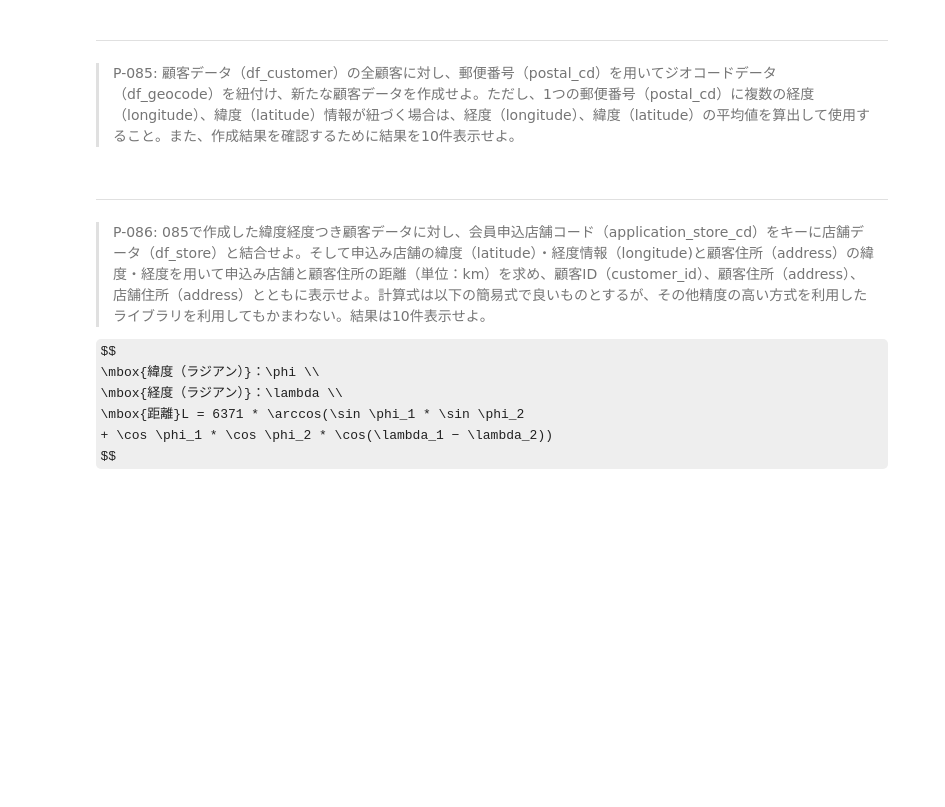
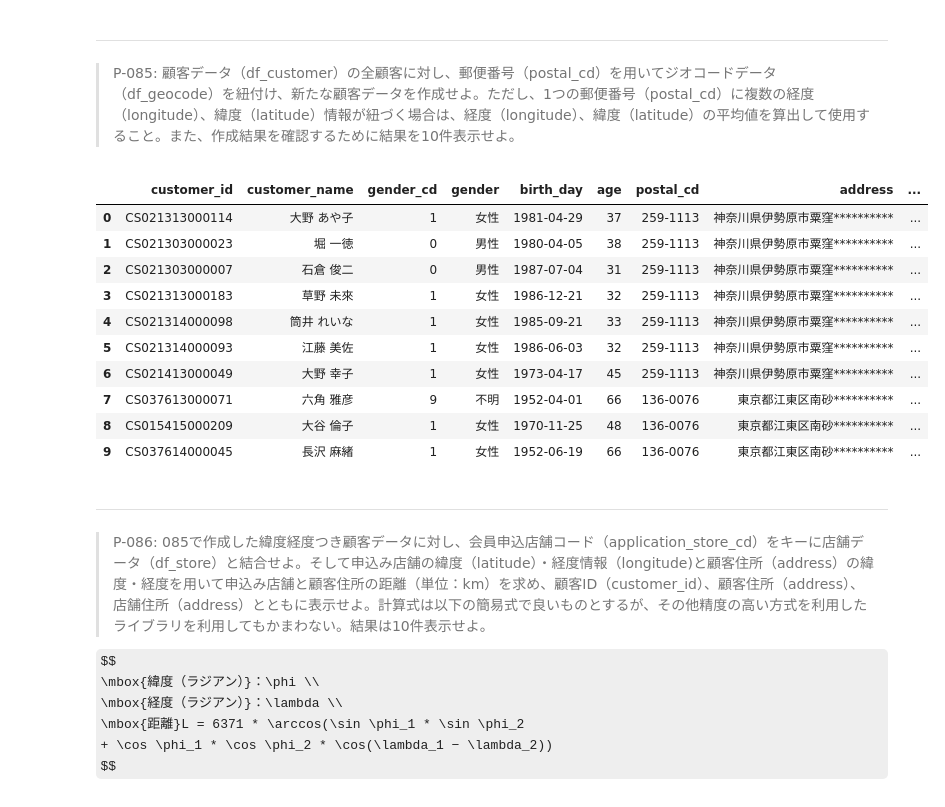
Before and after one commit to ryu1maniwa/100knocks-preprocess, a Jupyter notebook: docker/work/preprocess_knock_Python.ipynb, the cells around one changed output. Drawn from its saved outputs; the diff is of its cells as text; code cells hidden in the pictures; some formulas as TeX source; blank space fills up the shorter version.

```diff
--- a/docker/work/preprocess_knock_Python.ipynb
+++ b/docker/work/preprocess_knock_Python.ipynb
@@ -1625,6 +1935,27 @@ df_tmp.head(10)
 # %% [markdown]
 ---
 > P-085: 顧客データ（df_customer）の全顧客に対し、郵便番号（postal_cd）を用いてジオコードデータ（df_geocode）を紐付け、新たな顧客データを作成せよ。ただし、1つの郵便番号（postal_cd）に複数の経度（longitude）、緯度（latitude）情報が紐づく場合は、経度（longitude）、緯度（latitude）の平均値を算出して使用すること。また、作成結果を確認するために結果を10件表示せよ。
+# %%
+df_geocode_1 = df_geocode.groupby('postal_cd'). \
+        agg({'longitude':'mean', 'latitude':'mean'}).reset_index()
+
+df_geocode_1.columns = ['postal_cd', 'm_longitude', 'm_latitude']
+
+df_customer_1 = pd.merge(df_customer, df_geocode_1, how='inner', on='postal_cd')
+
+df_customer_1.head(10)
+# %% [output]
+|  | customer_id | customer_name | gender_cd | gender | birth_day | age | postal_cd | address | ... |
+| 0 | CS021313000114 | 大野 あや子 | 1 | 女性 | 1981-04-29 | 37 | 259-1113 | 神奈川県伊勢原市粟窪********** | ... |
+| 1 | CS021303000023 | 堀 一徳 | 0 | 男性 | 1980-04-05 | 38 | 259-1113 | 神奈川県伊勢原市粟窪********** | ... |
+| 2 | CS021303000007 | 石倉 俊二 | 0 | 男性 | 1987-07-04 | 31 | 259-1113 | 神奈川県伊勢原市粟窪********** | ... |
+| 3 | CS021313000183 | 草野 未來 | 1 | 女性 | 1986-12-21 | 32 | 259-1113 | 神奈川県伊勢原市粟窪********** | ... |
+| 4 | CS021314000098 | 筒井 れいな | 1 | 女性 | 1985-09-21 | 33 | 259-1113 | 神奈川県伊勢原市粟窪********** | ... |
+| 5 | CS021314000093 | 江藤 美佐 | 1 | 女性 | 1986-06-03 | 32 | 259-1113 | 神奈川県伊勢原市粟窪********** | ... |
+| 6 | CS021413000049 | 大野 幸子 | 1 | 女性 | 1973-04-17 | 45 | 259-1113 | 神奈川県伊勢原市粟窪********** | ... |
+| 7 | CS037613000071 | 六角 雅彦 | 9 | 不明 | 1952-04-01 | 66 | 136-0076 | 東京都江東区南砂********** | ... |
+| 8 | CS015415000209 | 大谷 倫子 | 1 | 女性 | 1970-11-25 | 48 | 136-0076 | 東京都江東区南砂********** | ... |
+| 9 | CS037614000045 | 長沢 麻緒 | 1 | 女性 | 1952-06-19 | 66 | 136-0076 | 東京都江東区南砂********** | ... |
 # %% [markdown]
 ---
 > P-086: 085で作成した緯度経度つき顧客データに対し、会員申込店舗コード（application_store_cd）をキーに店舗データ（df_store）と結合せよ。そして申込み店舗の緯度（latitude）・経度情報（longitude)と顧客住所（address）の緯度・経度を用いて申込み店舗と顧客住所の距離（単位：km）を求め、顧客ID（customer_id）、顧客住所（address）、店舗住所（address）とともに表示せよ。計算式は以下の簡易式で良いものとするが、その他精度の高い方式を利用したライブラリを利用してもかまわない。結果は10件表示せよ。
```
Also changed, not shown: parts of 22 cells of this notebook, 1 other file.
